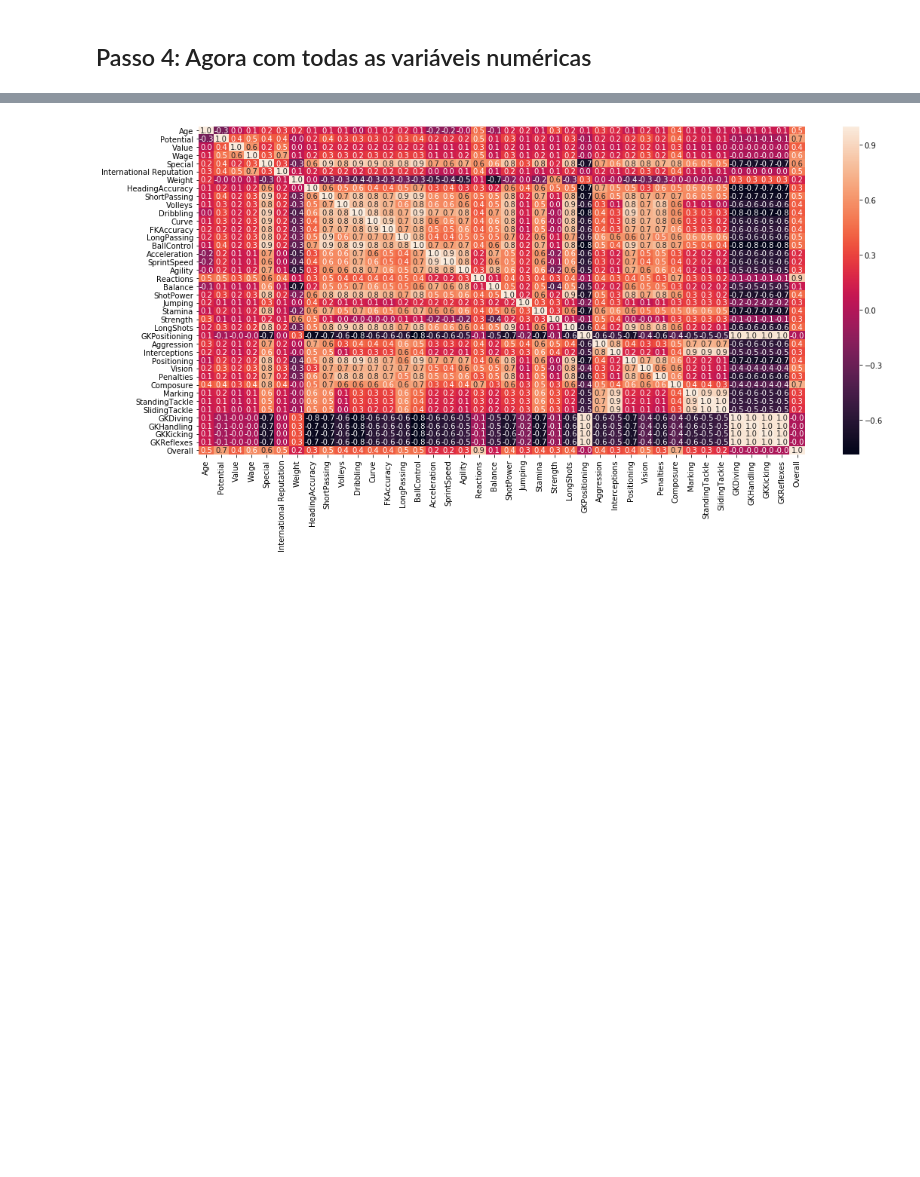
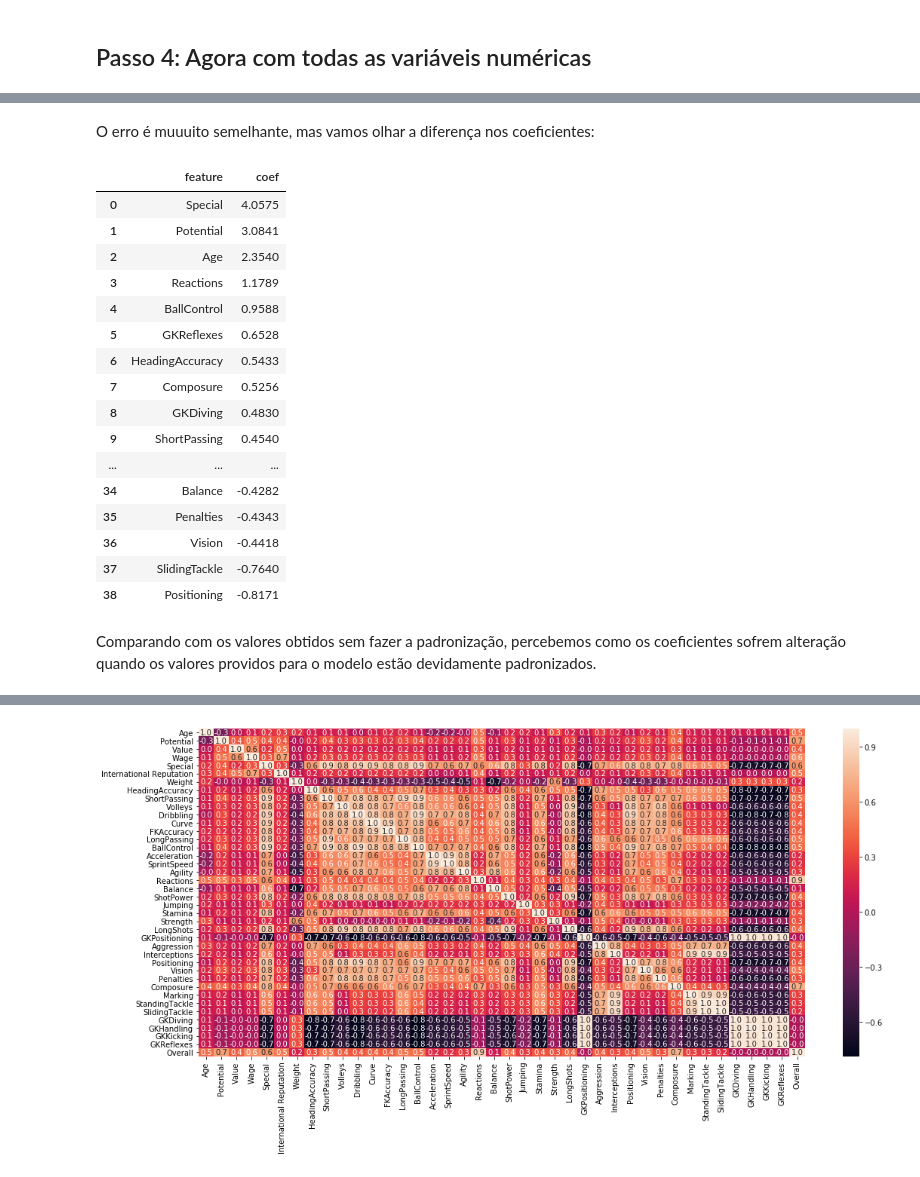
Before and after one commit to thaisneubauer/FIAP-2TIN, a Jupyter notebook: 03-RegressaoLinear/notebooks/RegressaoLinear.ipynb, the cells around one changed output, grey strips where cells are left out. Saved outputs shown, nothing was run; the diff lists cells and outputs as text; code cells hidden in the pictures; blank space fills up the shorter version.

```diff
--- a/03-RegressaoLinear/notebooks/RegressaoLinear.ipynb
+++ b/03-RegressaoLinear/notebooks/RegressaoLinear.ipynb
@@ -160,0 +298,27 @@ mean_squared_error(y_test, y_pred)
+# %% [markdown]
+O erro é muuuito semelhante, mas vamos olhar a diferença nos coeficientes:
+# %%
+(pd.DataFrame({'feature': data_numeric.columns[:-1],
+               'coef': model.coef_.round(4)})
+  .sort_values(by='coef', ascending = False)
+  .reset_index(drop = True))
+# %% [output]
+|  | feature | coef |
+| 0 | Special | 4.0575 |
+| 1 | Potential | 3.0841 |
+| 2 | Age | 2.3540 |
+| 3 | Reactions | 1.1789 |
+| 4 | BallControl | 0.9588 |
+| 5 | GKReflexes | 0.6528 |
+| 6 | HeadingAccuracy | 0.5433 |
+| 7 | Composure | 0.5256 |
+| 8 | GKDiving | 0.4830 |
+| 9 | ShortPassing | 0.4540 |
+| ... | ... | ... |
+| 34 | Balance | -0.4282 |
+| 35 | Penalties | -0.4343 |
+| 36 | Vision | -0.4418 |
+| 37 | SlidingTackle | -0.7640 |
+| 38 | Positioning | -0.8171 |
+# %% [markdown]
+Comparando com os valores obtidos sem fazer a padronização, percebemos como os coeficientes sofrem alteração quando os valores providos para o modelo estão devidamente padronizados.
```
Also changed, not shown: parts of 31 cells of this notebook, 10 other files.
